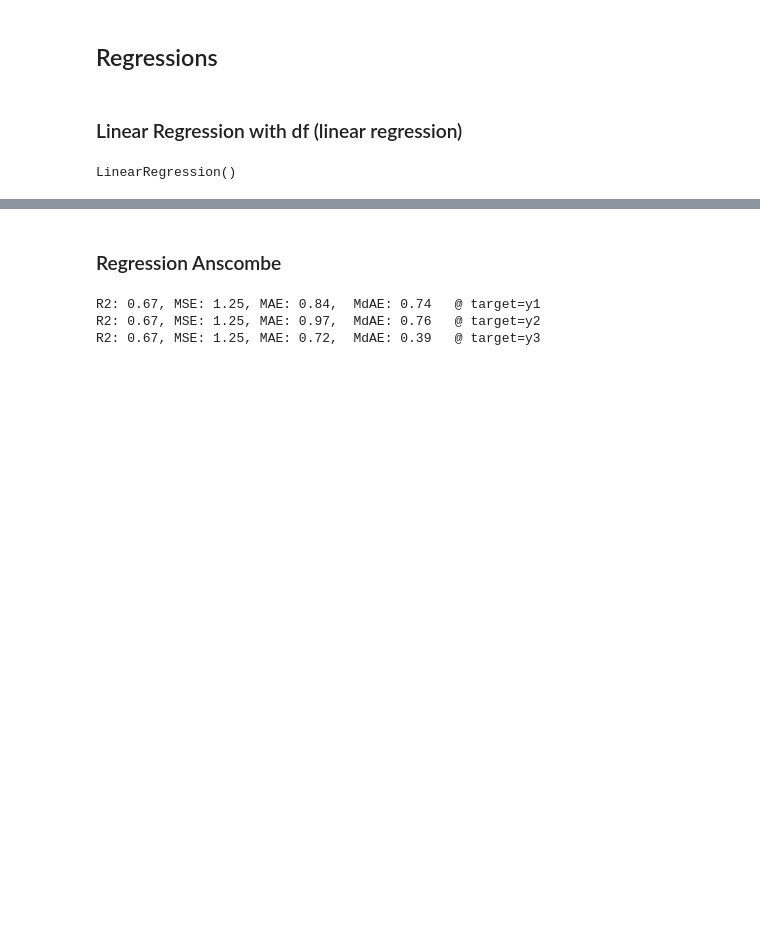
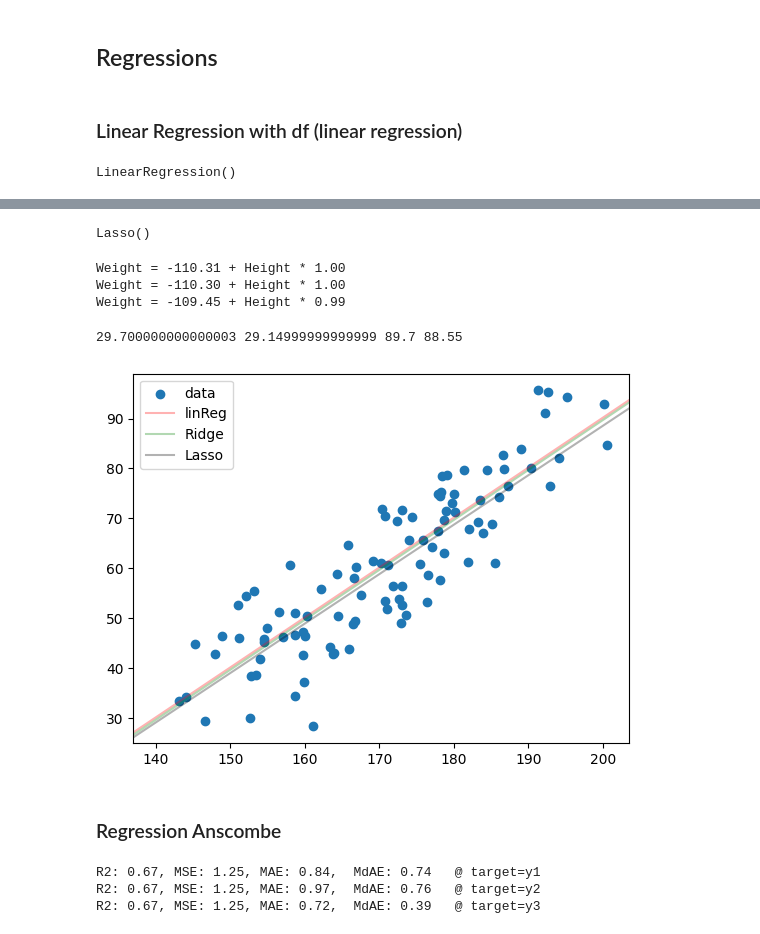
Before and after one commit to Biber76/MachineLearning, a Jupyter notebook: Regression.ipynb, the cells around one changed output, grey strips where cells are left out. Cells and saved outputs as stored; diff of their text form; code cells hidden in the pictures; blank space fills up the shorter version.

Commit message:
added ridge and lasso to linReg

```diff
--- a/Regression.ipynb
+++ b/Regression.ipynb
@@ -196,3 +196,38 @@ plt.axline([140, -109.82+140*1], [200, -109.82+200*1], color='red', alpha=0.3)
+# %%
+from sklearn.linear_model import Ridge, Lasso
+
+reg_ridge = Ridge(fit_intercept=True, solver='svd', alpha=10)
+reg_ridge.fit(df[['height']], df['weight'])
+
+reg_lasso = Lasso(fit_intercept=True)
+reg_lasso.fit(df[['height']], df['weight'])
+# %% [output]
+Lasso()
+# %%
+print('Weight = {:.2f} + Height * {:.2f}'.format(reg.intercept_, reg.coef_[0]))
+print('Weight = {:.2f} + Height * {:.2f}'.format(reg_ridge.intercept_, reg_ridge.coef_[0]))
+print('Weight = {:.2f} + Height * {:.2f}'.format(reg_lasso.intercept_, reg_lasso.coef_[0]))
+# %% [output]
+Weight = -110.31 + Height * 1.00
+Weight = -110.30 + Height * 1.00
+Weight = -109.45 + Height * 0.99
+# %%
+ridge_weight_low = -110.30 + 140 * 1
+ridge_weight_high = -110.30 + 200 * 1
+lasso_weight_low = -109.45 + 140 * 0.99
+lasso_weight_high = -109.45 + 200 * 0.99
+print(ridge_weight_low, lasso_weight_low, ridge_weight_high, lasso_weight_high)
+# %% [output]
+29.700000000000003 29.14999999999999 89.7 88.55
+# %%
+plt.scatter(df_plot['height'], df_plot['weight'], label='data')
+plt.axline([140, -109.82+140*1], [200, -109.82+200*1], color='red', alpha=0.3, label='linReg')
+plt.axline([140, ridge_weight_low], [200, ridge_weight_high], color='green', alpha=0.3, label='Ridge')
+plt.axline([140, lasso_weight_low], [200, lasso_weight_high], color='black', alpha=0.3, label='Lasso')
+plt.legend()
+plt.show()
+# %% [output]
+[figure, added]
 # %% [markdown]
 ### Regression Anscombe
 # %%
```
Also changed, not shown: parts of 7 cells of this notebook.
